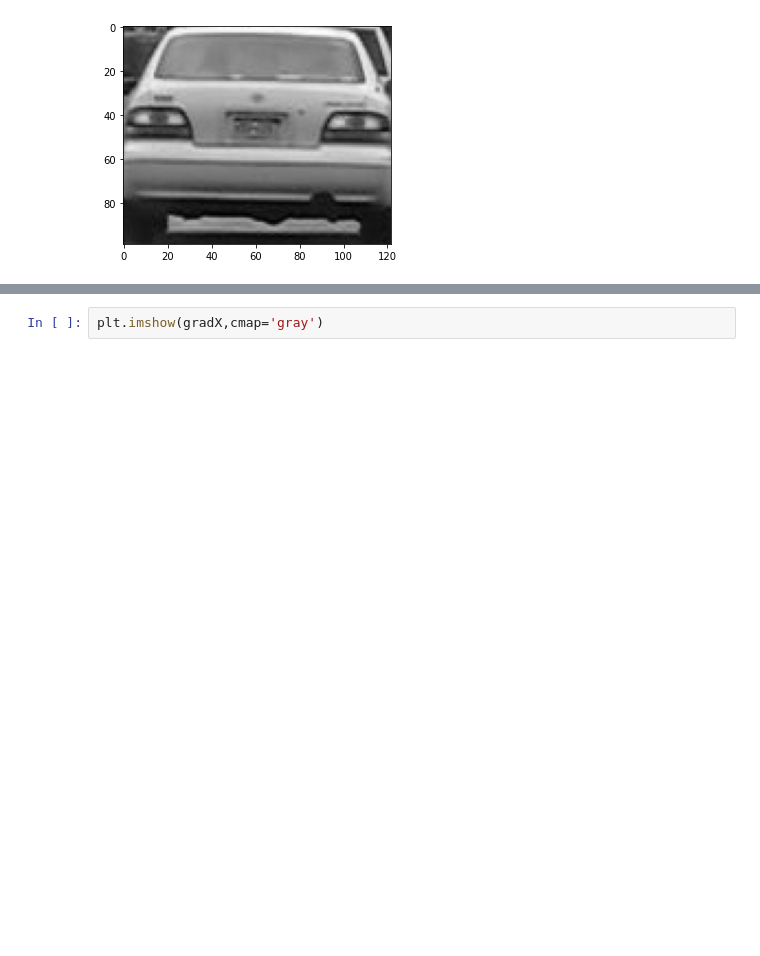
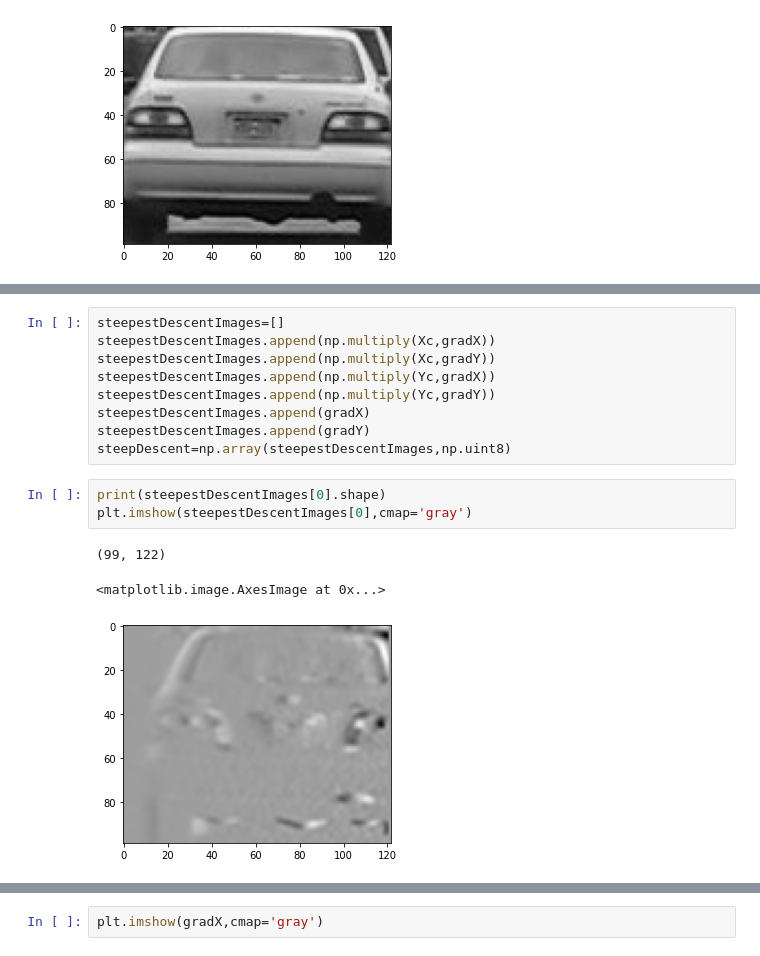
Before and after one commit to Singla17/COL780_assig2, a Jupyter notebook: Experiments.ipynb, the cells around one changed output, grey strips where cells are left out. Cells and saved outputs as stored; diff of their text form; blank space fills up the shorter version.

```diff
--- a/Experiments.ipynb
+++ b/Experiments.ipynb
@@ -53,0 +72,16 @@ Yc = np.tile(np.linspace(0, ht-1, ht), (wt, 1)).T.flatten()
+# %%
+steepestDescentImages=[]
+steepestDescentImages.append(np.multiply(Xc,gradX))
+steepestDescentImages.append(np.multiply(Xc,gradY))
+steepestDescentImages.append(np.multiply(Yc,gradX))
+steepestDescentImages.append(np.multiply(Yc,gradY))
+steepestDescentImages.append(gradX)
+steepestDescentImages.append(gradY)
+steepDescent=np.array(steepestDescentImages,np.uint8)
+# %%
+print(steepestDescentImages[0].shape)
+plt.imshow(steepestDescentImages[0],cmap='gray')
+# %% [output]
+(99, 122)
+<matplotlib.image.AxesImage at 0x...>
+[figure, added]
```
Also changed, not shown: parts of 19 cells of this notebook, 1 other file.
